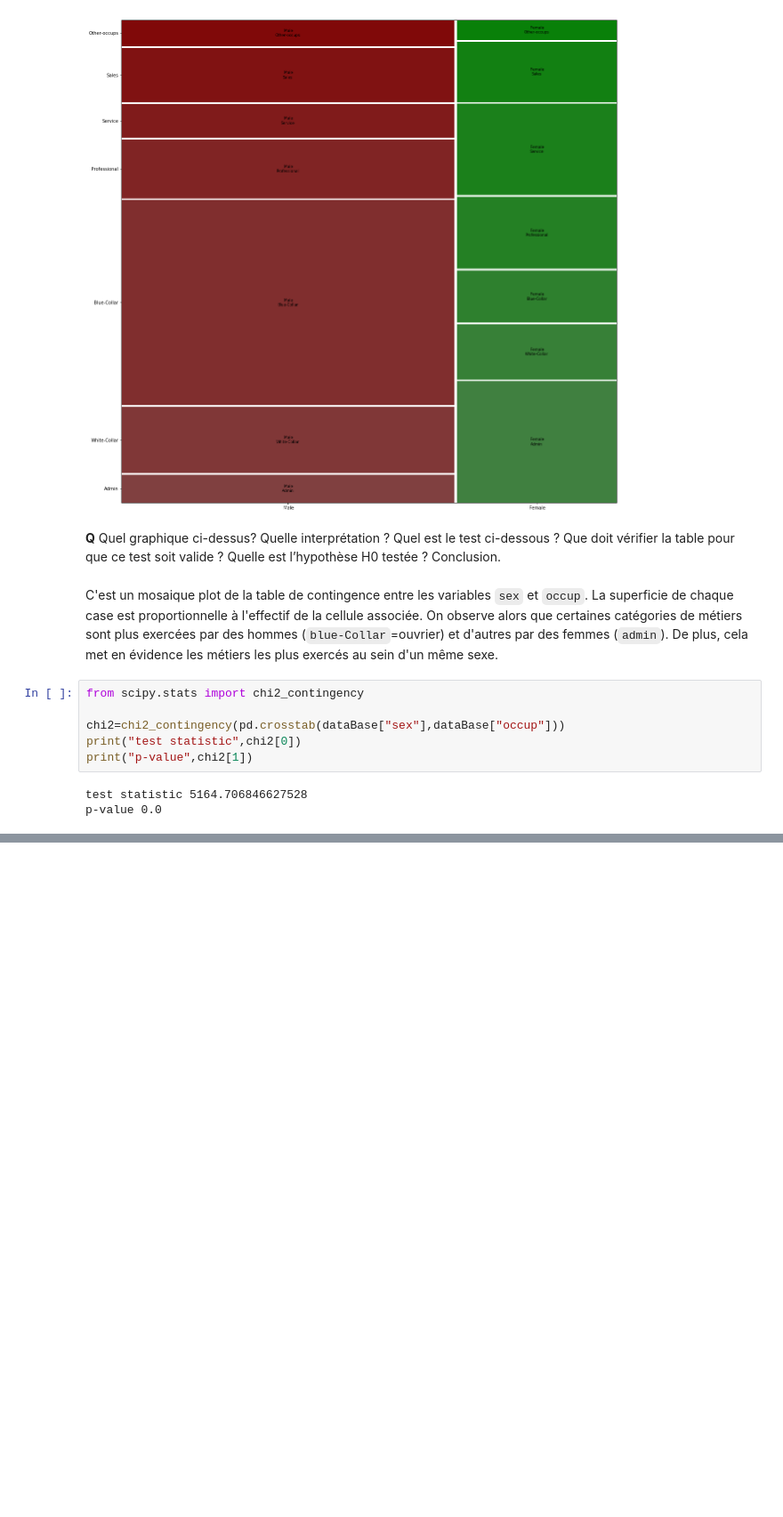
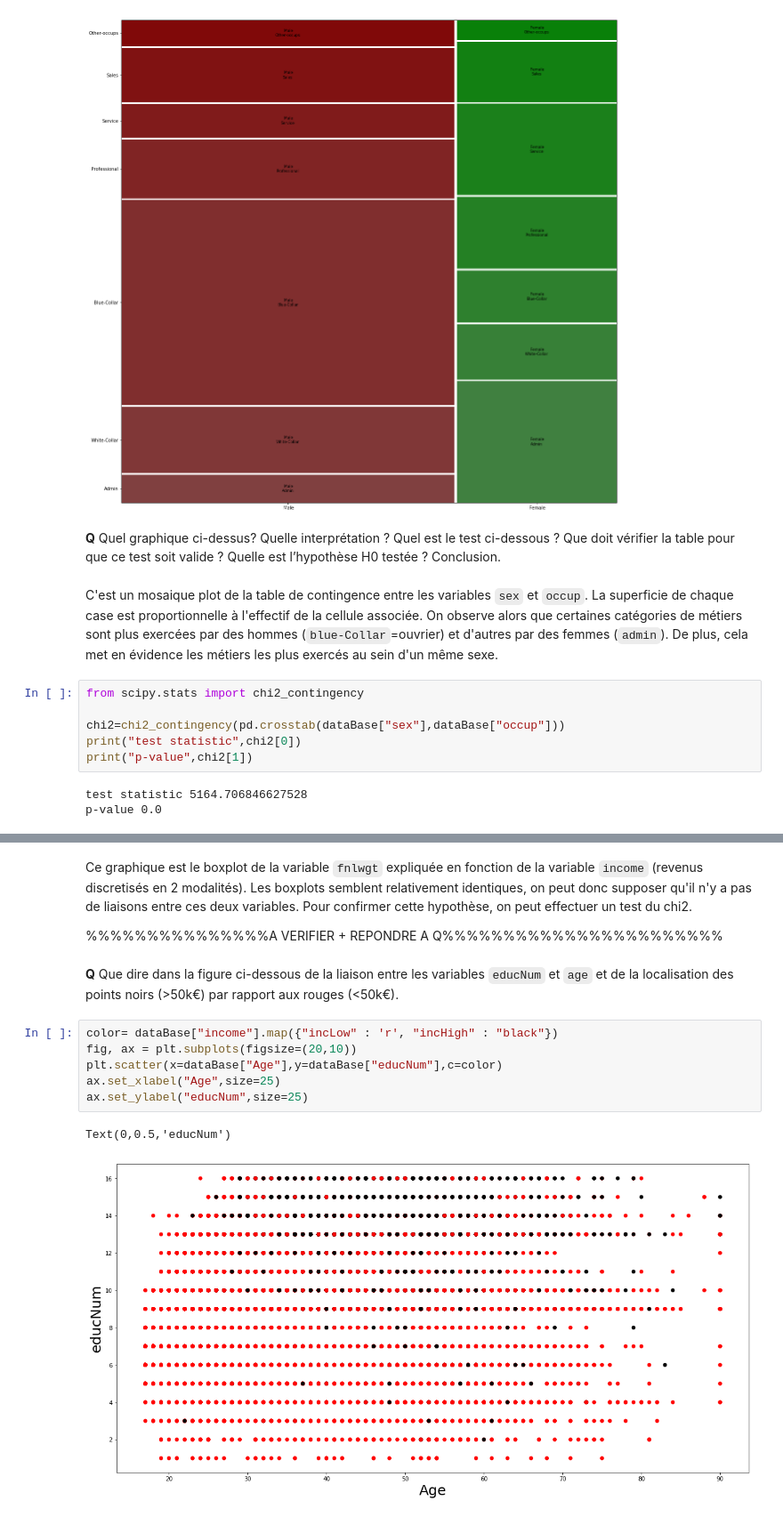
Before and after one commit to LouisDelvaux/Exploration4A, a Jupyter notebook: Adult-Census/Explo-Python-AdultCensus (PROJET).ipynb, the cells around one changed output, grey strips where cells are left out. Shown at 89% size. Drawn from its saved outputs; the diff is of its cells as text; blank space fills up the shorter version.

```diff
--- a/Adult-Census/Explo-Python-AdultCensus (PROJET).ipynb
+++ b/Adult-Census/Explo-Python-AdultCensus (PROJET).ipynb
@@ -418,0 +429,15 @@ p-value 0.0
+# %% [markdown]
+Ce graphique est le boxplot de la variable `fnlwgt` expliquée en fonction de la variable `income` (revenus discretisés en 2 modalités). Les boxplots semblent relativement identiques, on peut donc supposer qu'il n'y a pas de liaisons entre ces deux variables. Pour confirmer cette hypothèse, on peut effectuer un test du chi2.
+
+%%%%%%%%%%%%%%%A VERIFIER + REPONDRE A Q%%%%%%%%%%%%%%%%%%%%%%%
+# %% [markdown]
+**Q** Que dire dans la figure ci-dessous de la liaison entre les variables `educNum` et `age` et de la localisation des points noirs (>50k€) par rapport aux rouges (<50k€).
+# %%
+color= dataBase["income"].map({"incLow" : 'r', "incHigh" : "black"})
+fig, ax = plt.subplots(figsize=(20,10))
+plt.scatter(x=dataBase["Age"],y=dataBase["educNum"],c=color)
+ax.set_xlabel("Age",size=25)
+ax.set_ylabel("educNum",size=25)
+# %% [output]
+Text(0,0.5,'educNum')
+[figure, added]
```
Also changed, not shown: parts of 13 cells of this notebook.
